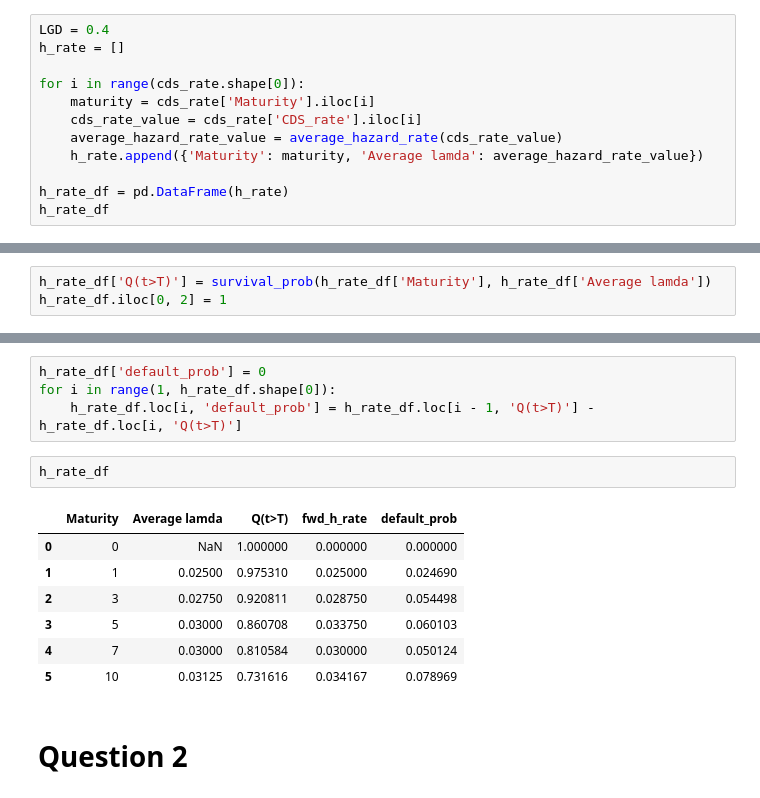
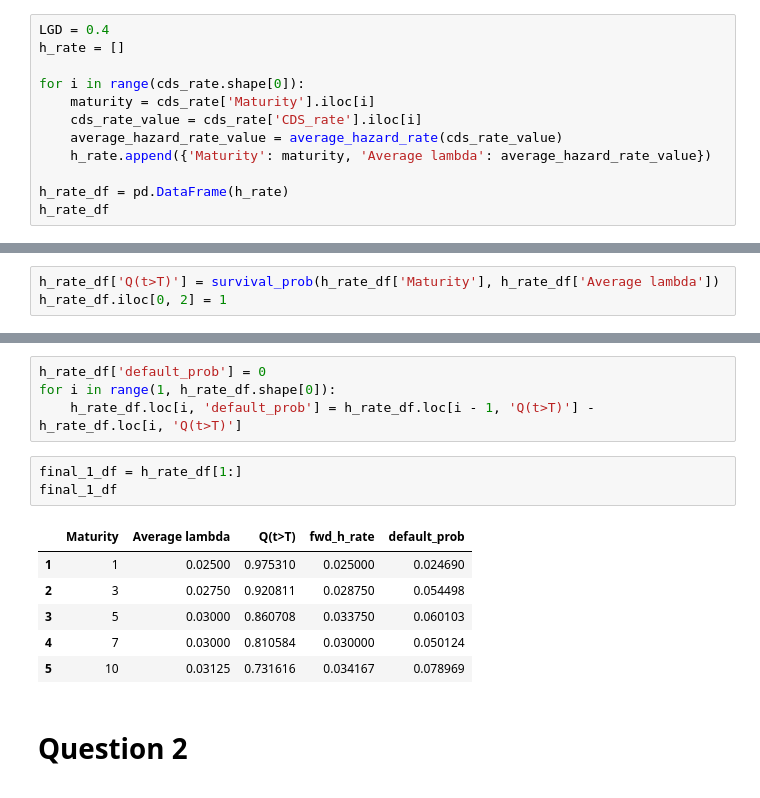
Before and after one commit to haileyvu9/CCSR, a Jupyter notebook: Assignment 2.ipynb, the cells around one changed output, grey strips where cells are left out. Cells and saved outputs as stored; diff of their text form.

```diff
--- a/Assignment 2.ipynb
+++ b/Assignment 2.ipynb
@@ -37,7 +37,7 @@ for i in range(cds_rate.shape[0]):
     maturity = cds_rate['Maturity'].iloc[i]
     cds_rate_value = cds_rate['CDS_rate'].iloc[i]
     average_hazard_rate_value = average_hazard_rate(cds_rate_value)
-    h_rate.append({'Maturity': maturity, 'Average lamda': average_hazard_rate_value})
+    h_rate.append({'Maturity': maturity, 'Average lambda': average_hazard_rate_value})
 
 h_rate_df = pd.DataFrame(h_rate)
 h_rate_df
@@ -50,7 +50,7 @@ h_rate_df
 | 4 | 7 | 0.03000 |
 | 5 | 10 | 0.03125 |
 # %%
-h_rate_df['Q(t>T)'] = survival_prob(h_rate_df['Maturity'], h_rate_df['Average lamda'])
+h_rate_df['Q(t>T)'] = survival_prob(h_rate_df['Maturity'], h_rate_df['Average lambda'])
 h_rate_df.iloc[0, 2] = 1
 # %%
 h_rate_df['fwd_h_rate'] = 0
@@ -62,10 +62,10 @@ h_rate_df['default_prob'] = 0
 for i in range(1, h_rate_df.shape[0]):
     h_rate_df.loc[i, 'default_prob'] = h_rate_df.loc[i - 1, 'Q(t>T)'] - h_rate_df.loc[i, 'Q(t>T)']
 # %%
-h_rate_df
+final_1_df = h_rate_df[1:]
+final_1_df
 # %% [output]
-|  | Maturity | Average lamda | Q(t>T) | fwd_h_rate | default_prob |
-| 0 | 0 | NaN | 1.000000 | 0.000000 | 0.000000 |
+|  | Maturity | Average lambda | Q(t>T) | fwd_h_rate | default_prob |
 | 1 | 1 | 0.02500 | 0.975310 | 0.025000 | 0.024690 |
 | 2 | 3 | 0.02750 | 0.920811 | 0.028750 | 0.054498 |
 | 3 | 5 | 0.03000 | 0.860708 | 0.033750 | 0.060103 |
```
Also changed, not shown: parts of 22 cells of this notebook.
